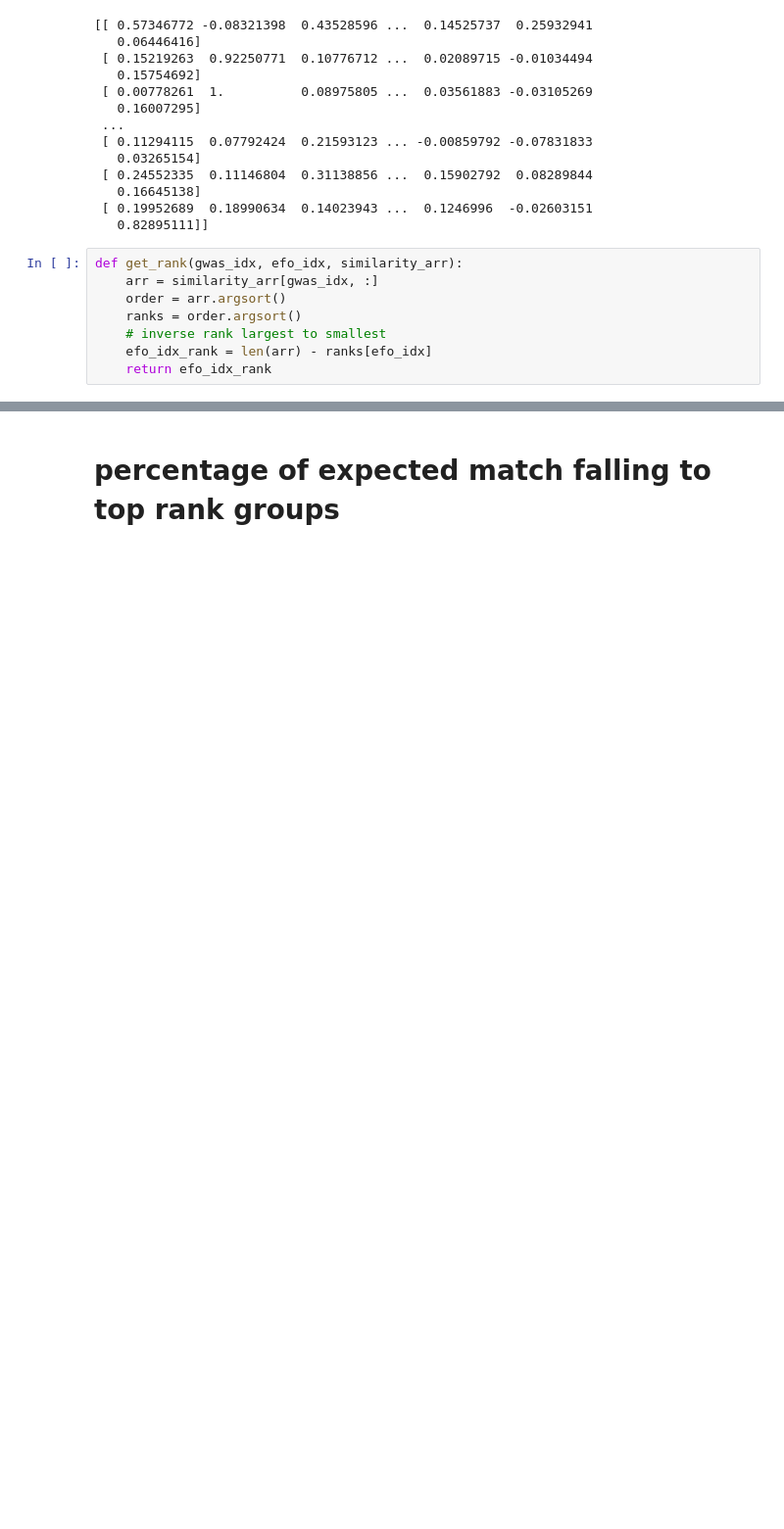
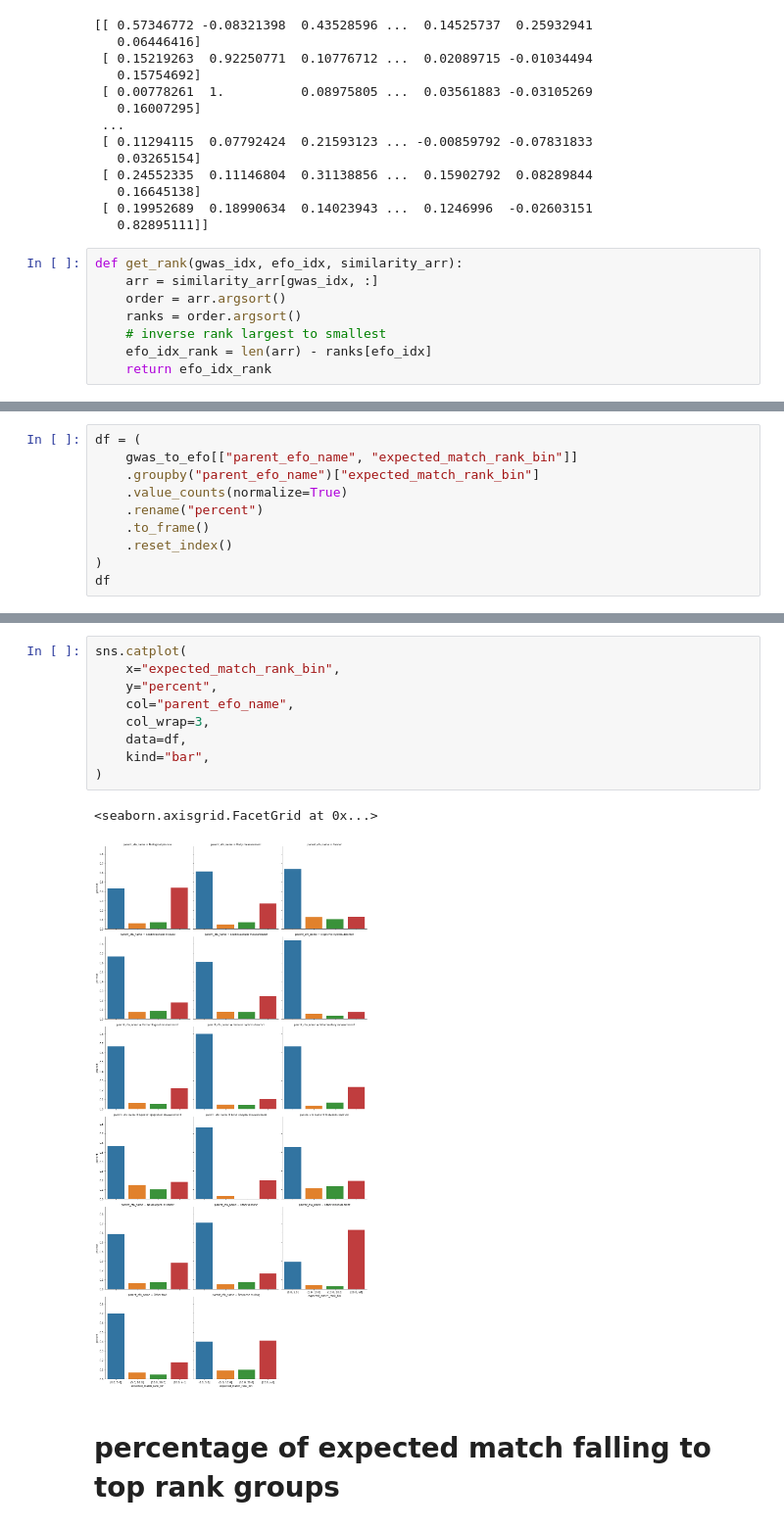
Before and after one commit to MRCIEU/epigraphdb_neural, a Jupyter notebook: processing/notebooks/benchmark-main.ipynb, the cells around one changed output, grey strips where cells are left out. Shown: that part at 98% size. Drawn from its saved outputs; the diff is of its cells as text; blank space fills up the shorter version.

```diff
--- a/processing/notebooks/benchmark-main.ipynb
+++ b/processing/notebooks/benchmark-main.ipynb
@@ -365,0 +381,10 @@ ax = sns.displot(s)
+# %%
+df = (
+    gwas_to_efo[["parent_efo_name", "expected_match_rank_bin"]]
+    .groupby("parent_efo_name")["expected_match_rank_bin"]
+    .value_counts(normalize=True)
+    .rename("percent")
+    .to_frame()
+    .reset_index()
+)
+df
@@ -366,3 +405,15 @@ ax = sns.displot(s)
+# %%
+sns.catplot(
+    x="expected_match_rank_bin",
+    y="percent",
+    col="parent_efo_name",
+    col_wrap=3,
+    data=df,
+    kind="bar",
+)
+# %% [output]
+<seaborn.axisgrid.FacetGrid at 0x...>
+[figure, added]
 # %% [markdown]
 # percentage of expected match falling to top rank groups
 # %%
```
Also changed, not shown: parts of 24 cells of this notebook.
